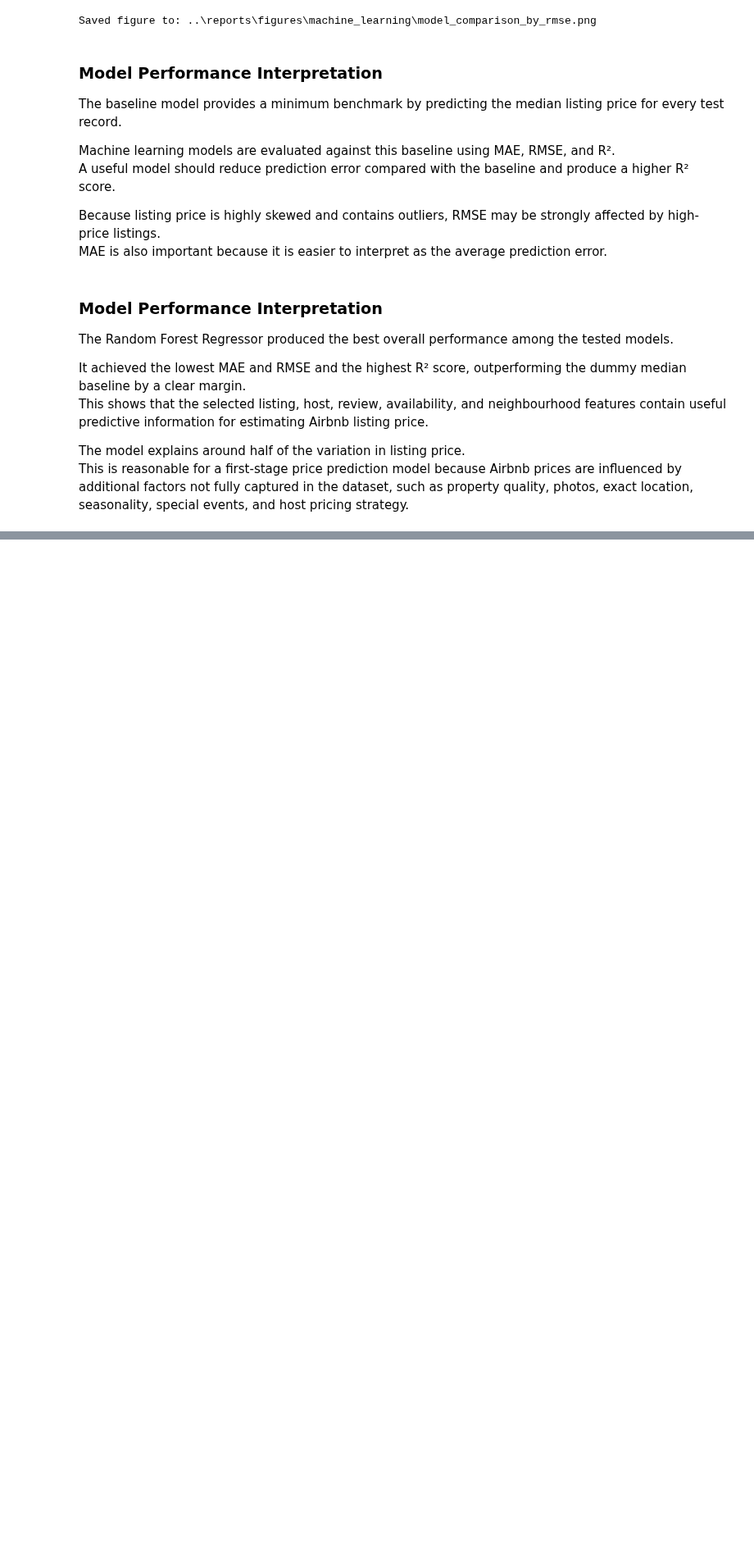
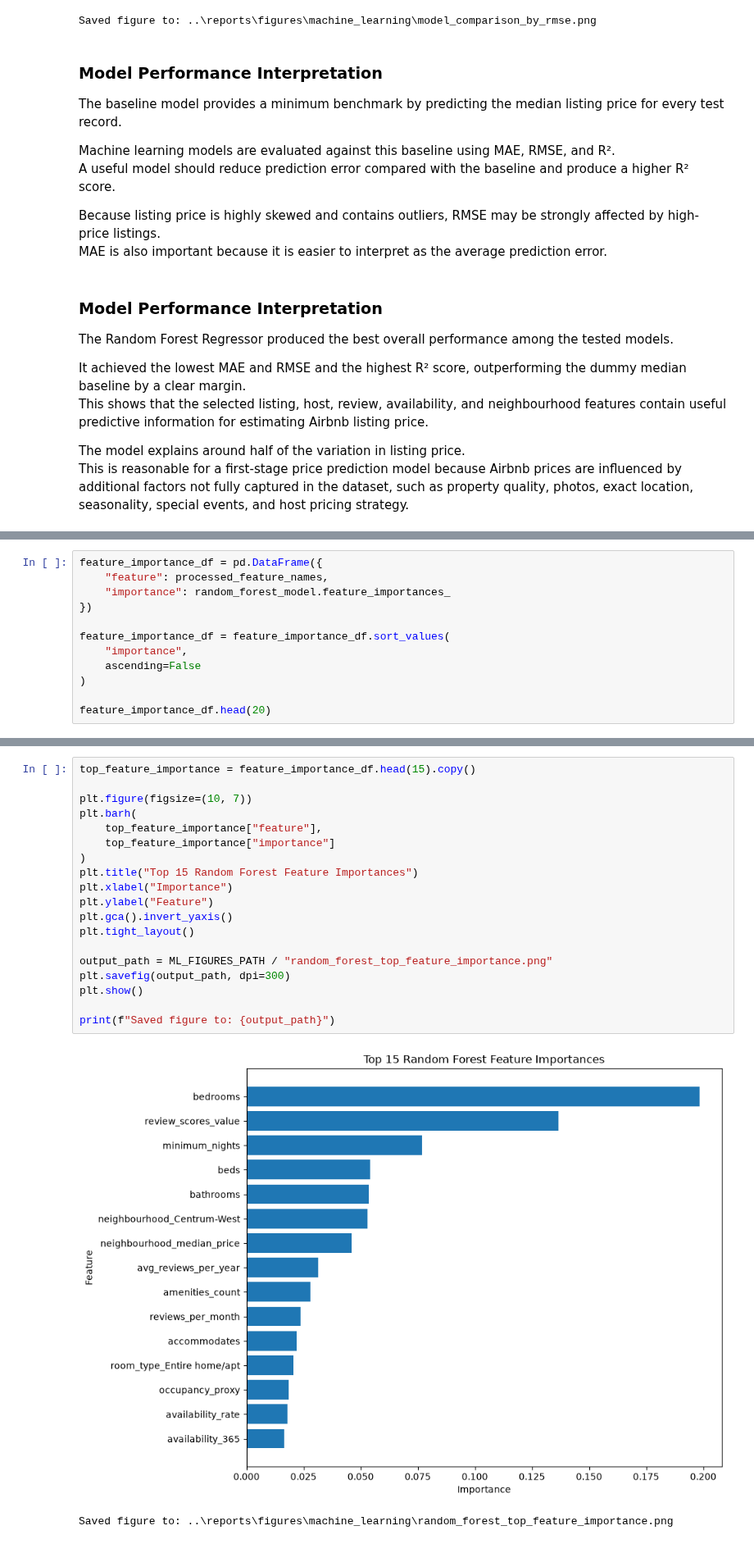
Before and after one commit to Tnadeeja/Inside-Airbnb-Market-Intelligence-Platform-Data-Engineering-Analytics-AI, a Jupyter notebook: notebooks/05_ml_price_prediction.ipynb, the cells around one changed output, grey strips where cells are left out. Shown at 82% size. Saved outputs shown, nothing was run; the diff lists cells and outputs as text; blank space fills up the shorter version.

Commit message:
Add Random Forest feature importance analysis

```diff
--- a/notebooks/05_ml_price_prediction.ipynb
+++ b/notebooks/05_ml_price_prediction.ipynb
@@ -737,0 +766,12 @@ This is reasonable for a first-stage price prediction model because Airbnb price
+# %%
+feature_importance_df = pd.DataFrame({
+    "feature": processed_feature_names,
+    "importance": random_forest_model.feature_importances_
+})
+
+feature_importance_df = feature_importance_df.sort_values(
+    "importance",
+    ascending=False
+)
+
+feature_importance_df.head(20)
@@ -737,0 +804,22 @@ This is reasonable for a first-stage price prediction model because Airbnb price
+# %%
+top_feature_importance = feature_importance_df.head(15).copy()
+
+plt.figure(figsize=(10, 7))
+plt.barh(
+    top_feature_importance["feature"],
+    top_feature_importance["importance"]
+)
+plt.title("Top 15 Random Forest Feature Importances")
+plt.xlabel("Importance")
+plt.ylabel("Feature")
+plt.gca().invert_yaxis()
+plt.tight_layout()
+
+output_path = ML_FIGURES_PATH / "random_forest_top_feature_importance.png"
+plt.savefig(output_path, dpi=300)
+plt.show()
+
+print(f"Saved figure to: {output_path}")
+# %% [output]
+[figure, added]
+Saved figure to: ..\reports\figures\machine_learning\random_forest_top_feature_importance.png
```
Also changed, not shown: parts of 5 cells of this notebook, 2 other files.
